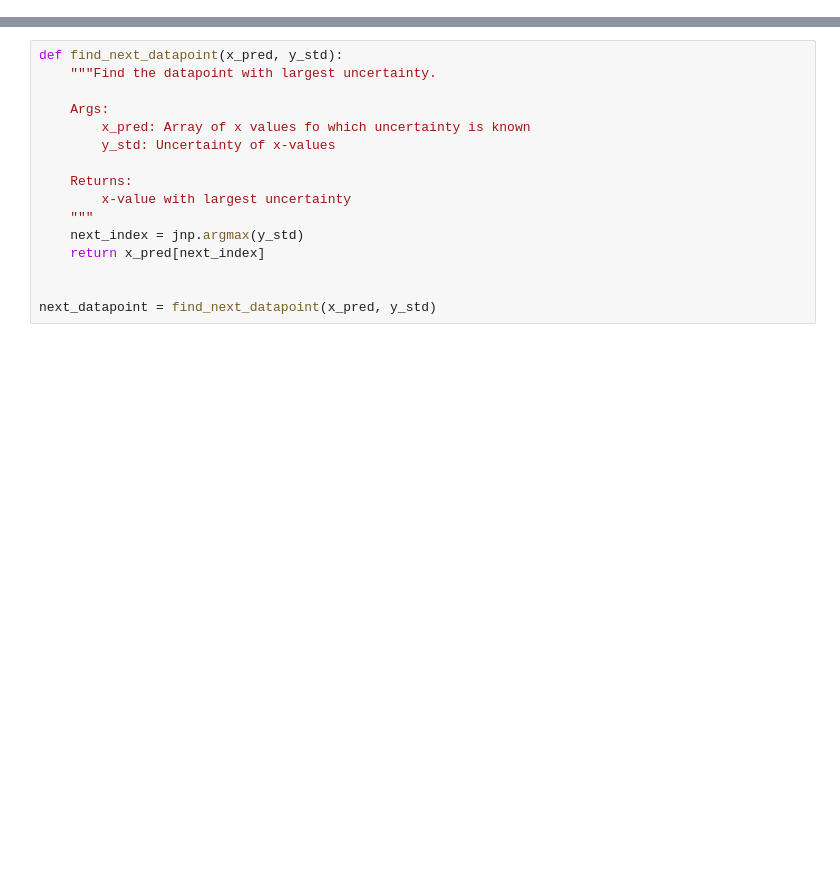
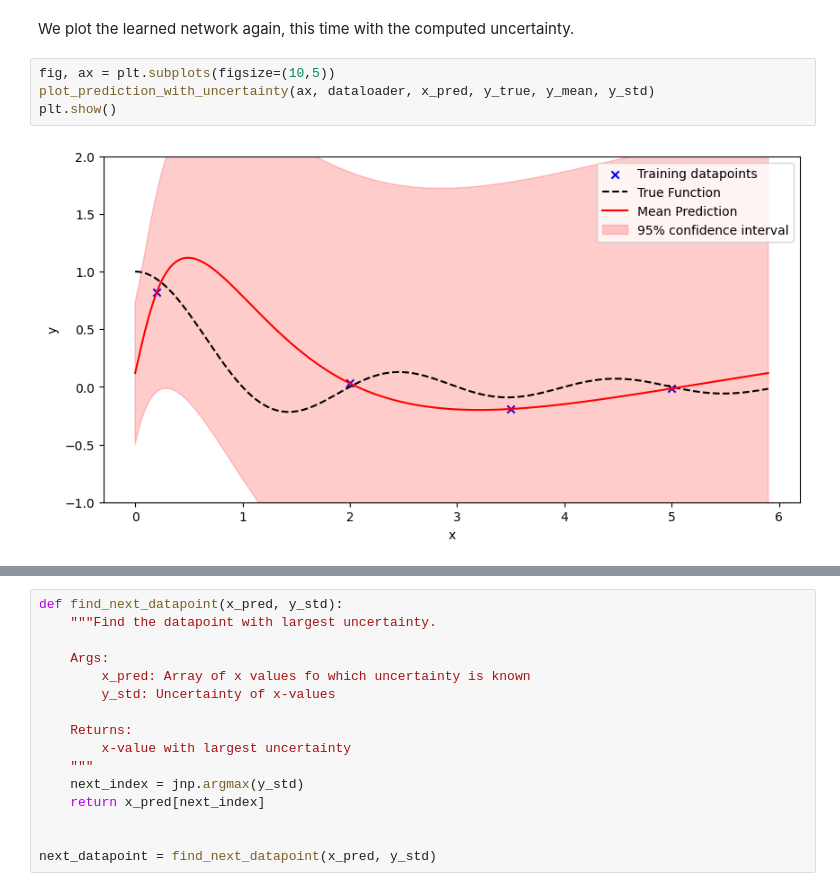
Before and after one commit to laplax-org/laplax, a Jupyter notebook: examples/0003_laplax_for_active_learning.ipynb, the cells around one changed output, grey strips where cells are left out. Cells and saved outputs as stored; diff of their text form; blank space fills up the shorter version.

```diff
--- a/examples/0003_laplax_for_active_learning.ipynb
+++ b/examples/0003_laplax_for_active_learning.ipynb
@@ -236,0 +283,8 @@ Curvature will be estimated using a full approximation.
+# %% [markdown]
+We plot the learned network again, this time with the computed uncertainty.
+# %%
+fig, ax = plt.subplots(figsize=(10,5))
+plot_prediction_with_uncertainty(ax, dataloader, x_pred, y_true, y_mean, y_std)
+plt.show()
+# %% [output]
+[figure, added]
```
Also changed, not shown: parts of 25 cells of this notebook, 1 other file.
